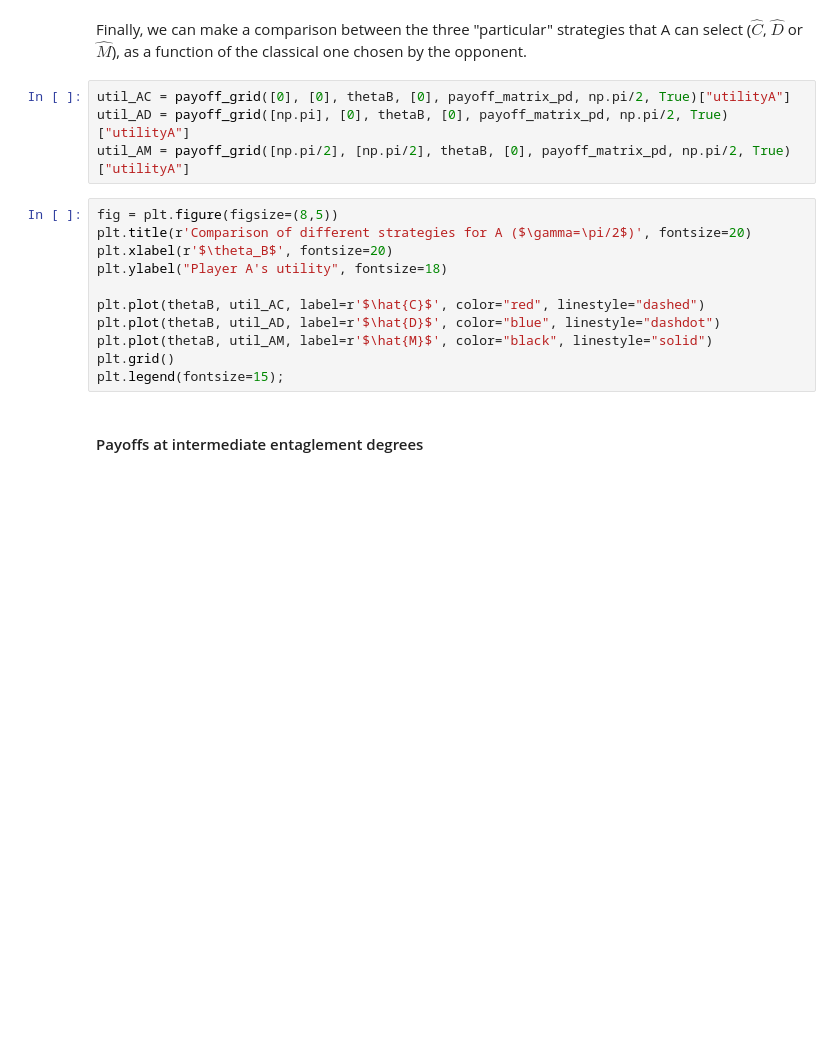
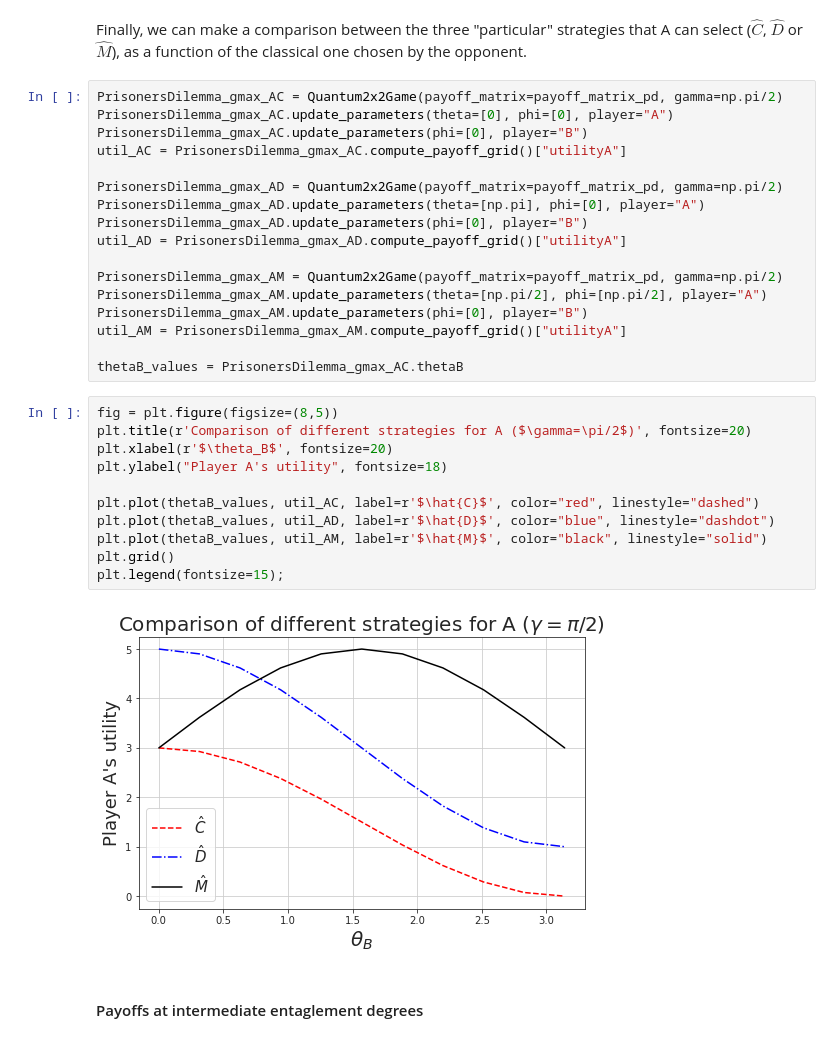
Before and after one commit to MattiaPujatti/A-Brief-Introduction-to-Quantum-Game-Theory, a Jupyter notebook: Quantum 2x2 Games.ipynb, the cells around one changed output. Drawn from its saved outputs; the diff is of its cells as text; blank space fills up the shorter version.

```diff
--- a/Quantum 2x2 Games.ipynb
+++ b/Quantum 2x2 Games.ipynb
@@ -541,20 +850,35 @@ plt.legend();
 # %% [markdown]
 Finally, we can make a comparison between the three "particular" strategies that A can select ($\hat{C}$, $\hat{D}$ or $\hat{M}$), as a function of the classical one chosen by the opponent.
-# %%
-util_AC = payoff_grid([0], [0], thetaB, [0], payoff_matrix_pd, np.pi/2, True)["utilityA"]
-util_AD = payoff_grid([np.pi], [0], thetaB, [0], payoff_matrix_pd, np.pi/2, True)["utilityA"]
-util_AM = payoff_grid([np.pi/2], [np.pi/2], thetaB, [0], payoff_matrix_pd, np.pi/2, True)["utilityA"]
+# %%
+PrisonersDilemma_gmax_AC = Quantum2x2Game(payoff_matrix=payoff_matrix_pd, gamma=np.pi/2)
+PrisonersDilemma_gmax_AC.update_parameters(theta=[0], phi=[0], player="A")
+PrisonersDilemma_gmax_AC.update_parameters(phi=[0], player="B")
+util_AC = PrisonersDilemma_gmax_AC.compute_payoff_grid()["utilityA"]
+
+PrisonersDilemma_gmax_AD = Quantum2x2Game(payoff_matrix=payoff_matrix_pd, gamma=np.pi/2)
+PrisonersDilemma_gmax_AD.update_parameters(theta=[np.pi], phi=[0], player="A")
+PrisonersDilemma_gmax_AD.update_parameters(phi=[0], player="B")
+util_AD = PrisonersDilemma_gmax_AD.compute_payoff_grid()["utilityA"]
+
+PrisonersDilemma_gmax_AM = Quantum2x2Game(payoff_matrix=payoff_matrix_pd, gamma=np.pi/2)
+PrisonersDilemma_gmax_AM.update_parameters(theta=[np.pi/2], phi=[np.pi/2], player="A")
+PrisonersDilemma_gmax_AM.update_parameters(phi=[0], player="B")
+util_AM = PrisonersDilemma_gmax_AM.compute_payoff_grid()["utilityA"]
+
+thetaB_values = PrisonersDilemma_gmax_AC.thetaB
 # %%
 fig = plt.figure(figsize=(8,5))
 plt.title(r'Comparison of different strategies for A ($\gamma=\pi/2$)', fontsize=20)
 plt.xlabel(r'$\theta_B$', fontsize=20)
 plt.ylabel("Player A's utility", fontsize=18)
 
-plt.plot(thetaB, util_AC, label=r'$\hat{C}$', color="red", linestyle="dashed")
-plt.plot(thetaB, util_AD, label=r'$\hat{D}$', color="blue", linestyle="dashdot")
-plt.plot(thetaB, util_AM, label=r'$\hat{M}$', color="black", linestyle="solid")
+plt.plot(thetaB_values, util_AC, label=r'$\hat{C}$', color="red", linestyle="dashed")
+plt.plot(thetaB_values, util_AD, label=r'$\hat{D}$', color="blue", linestyle="dashdot")
+plt.plot(thetaB_values, util_AM, label=r'$\hat{M}$', color="black", linestyle="solid")
 plt.grid()
 plt.legend(fontsize=15);
+# %% [output]
+[figure, added]
 # %% [markdown]
 #### Payoffs at intermediate entaglement degrees
 # %% [markdown]
```
Also changed, not shown: parts of 31 cells of this notebook, 16 other files.
